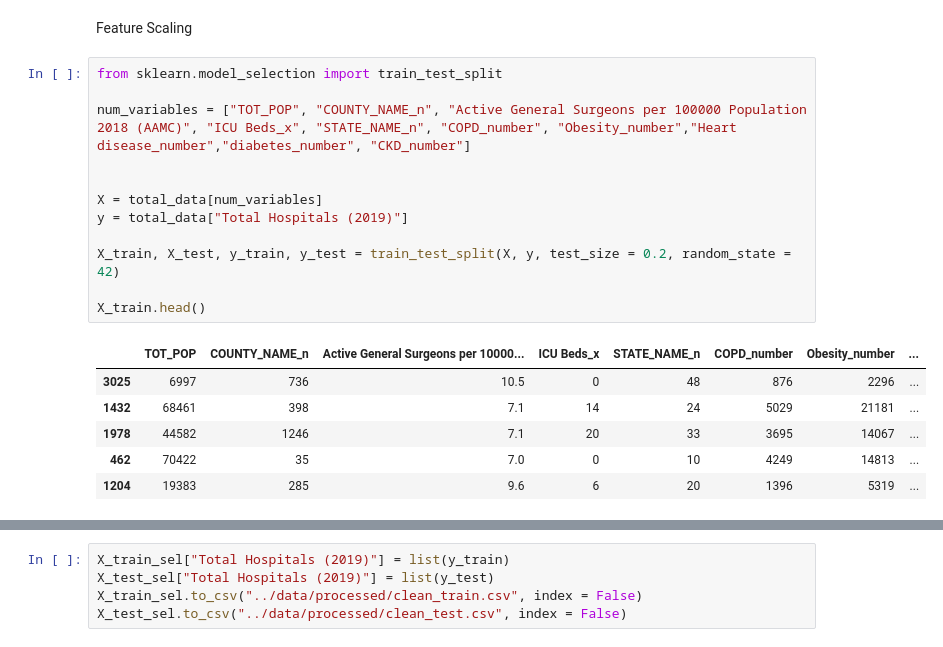
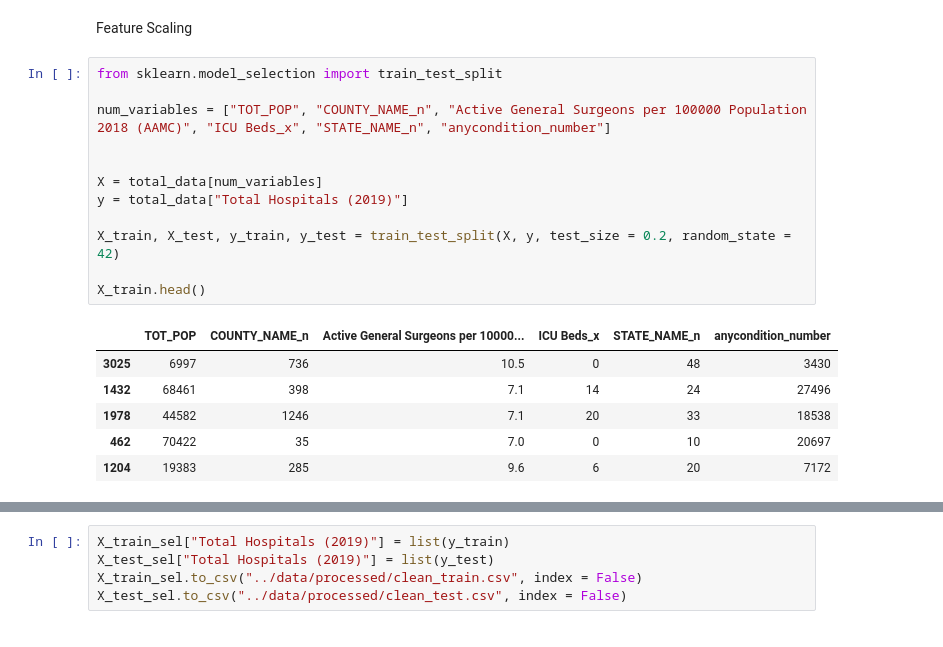
Before and after one commit to Ricenquimac/Regularized-Linear-Regression, a Jupyter notebook: src/explore.ipynb, the cells around one changed output, grey strips where cells are left out. Saved outputs shown, nothing was run; the diff lists cells and outputs as text.

```diff
--- a/src/explore.ipynb
+++ b/src/explore.ipynb
@@ -373,22 +373,22 @@ Feature Scaling
 # %%
 from sklearn.model_selection import train_test_split
 
-num_variables = ["TOT_POP", "COUNTY_NAME_n", "Active General Surgeons per 100000 Population 2018 (AAMC)", "ICU Beds_x", "STATE_NAME_n", "COPD_number", "Obesity_number","Heart disease_number","diabetes_number", "CKD_number"]
+num_variables = ["TOT_POP", "COUNTY_NAME_n", "Active General Surgeons per 100000 Population 2018 (AAMC)", "ICU Beds_x", "STATE_NAME_n", "anycondition_number"]
 
 
 X = total_data[num_variables]
 y = total_data["Total Hospitals (2019)"]
 
 X_train, X_test, y_train, y_test = train_test_split(X, y, test_size = 0.2, random_state = 42)
 
 X_train.head()
 # %% [output]
-|  | TOT_POP | COUNTY_NAME_n | Active General Surgeons per 10000... | ICU Beds_x | STATE_NAME_n | COPD_number | Obesity_number | ... |
-| 3025 | 6997 | 736 | 10.5 | 0 | 48 | 876 | 2296 | ... |
-| 1432 | 68461 | 398 | 7.1 | 14 | 24 | 5029 | 21181 | ... |
-| 1978 | 44582 | 1246 | 7.1 | 20 | 33 | 3695 | 14067 | ... |
-| 462 | 70422 | 35 | 7.0 | 0 | 10 | 4249 | 14813 | ... |
-| 1204 | 19383 | 285 | 9.6 | 6 | 20 | 1396 | 5319 | ... |
+|  | TOT_POP | COUNTY_NAME_n | Active General Surgeons per 10000... | ICU Beds_x | STATE_NAME_n | anycondition_number |
+| 3025 | 6997 | 736 | 10.5 | 0 | 48 | 3430 |
+| 1432 | 68461 | 398 | 7.1 | 14 | 24 | 27496 |
+| 1978 | 44582 | 1246 | 7.1 | 20 | 33 | 18538 |
+| 462 | 70422 | 35 | 7.0 | 0 | 10 | 20697 |
+| 1204 | 19383 | 285 | 9.6 | 6 | 20 | 7172 |
 # %%
 from sklearn.preprocessing import StandardScaler
 
```
Also changed, not shown: parts of 14 cells of this notebook, 2 other files.
